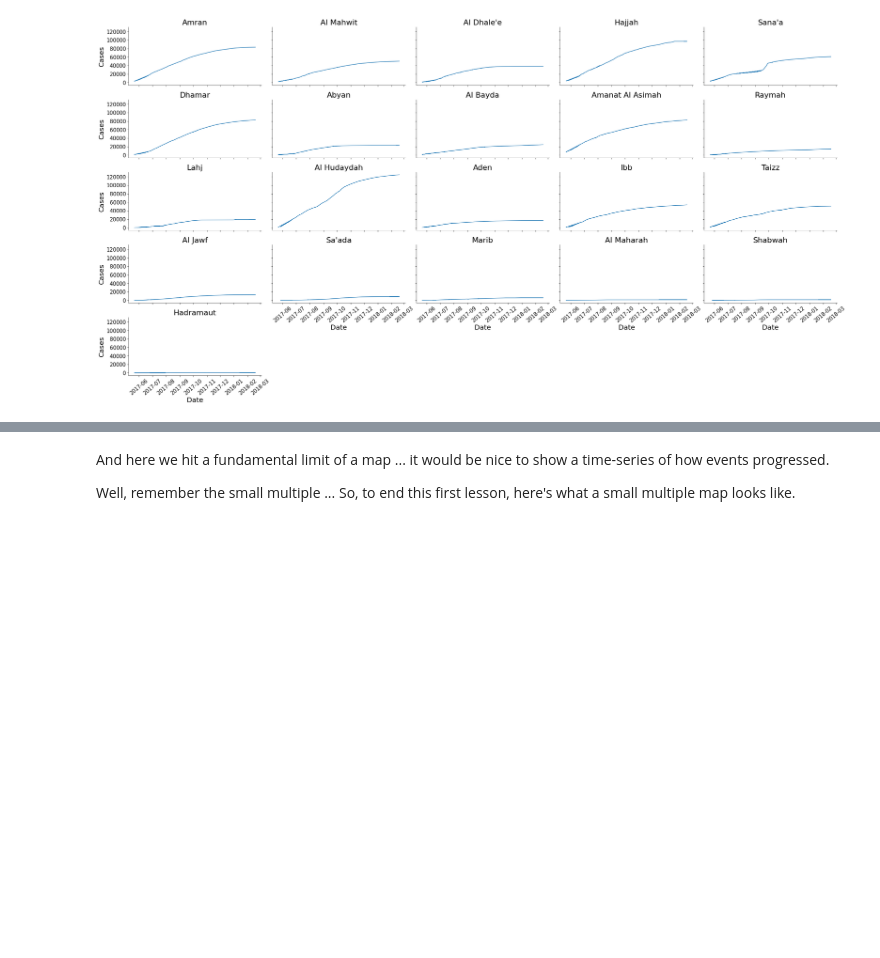
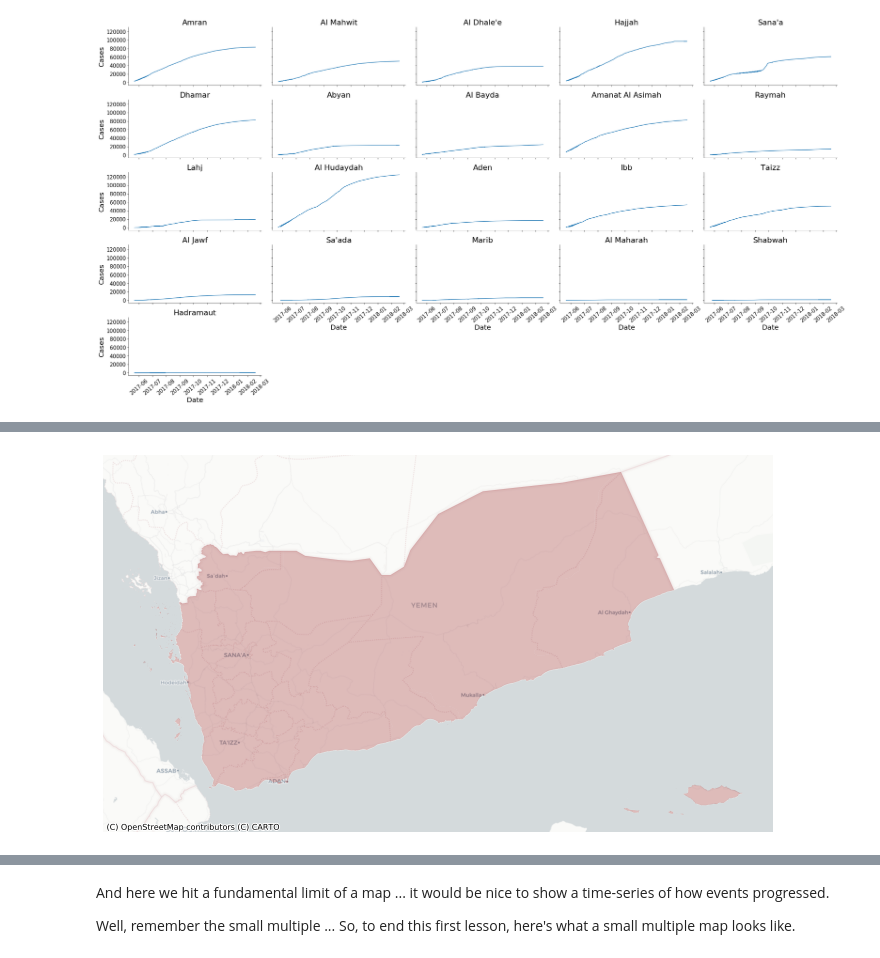
Before and after one commit to whythawk/data-as-a-science, a Jupyter notebook: Module 1, Lesson 1 - Introduction to data as a science.ipynb, the cells around one changed output, grey strips where cells are left out. Drawn from its saved outputs; the diff is of its cells as text; code cells hidden in the pictures; blank space fills up the shorter version.

```diff
--- a/Module 1, Lesson 1 - Introduction to data as a science.ipynb
+++ b/Module 1, Lesson 1 - Introduction to data as a science.ipynb
@@ -873,0 +890,15 @@ Now we're going to create a GeoPandas dataframe to open the shapefile, and then
+# %%
+# We can also draw this boundary on a map so you can see what we have
+# The 'geometry' column above has the coordinate data we need
+# The 'contextily' library allows us to draw on a map
+import contextily as ctx
+# We need to change the map projection so that it will fit the same
+# coordinate system - this is beyond the requirements of this class,
+# but read up on projection systems if you're interested.
+shape_data.to_crs(epsg=3857, inplace=True)
+# and create the chart axes
+ax = shape_data["geometry"].plot(color="darkred", alpha=0.25, figsize=(12,12))
+ctx.add_basemap(ax, source=ctx.providers.CartoDB.Positron)
+ax.set_axis_off()
+# %% [output]
+[figure, added]
```
Also changed, not shown: parts of 10 cells of this notebook.
